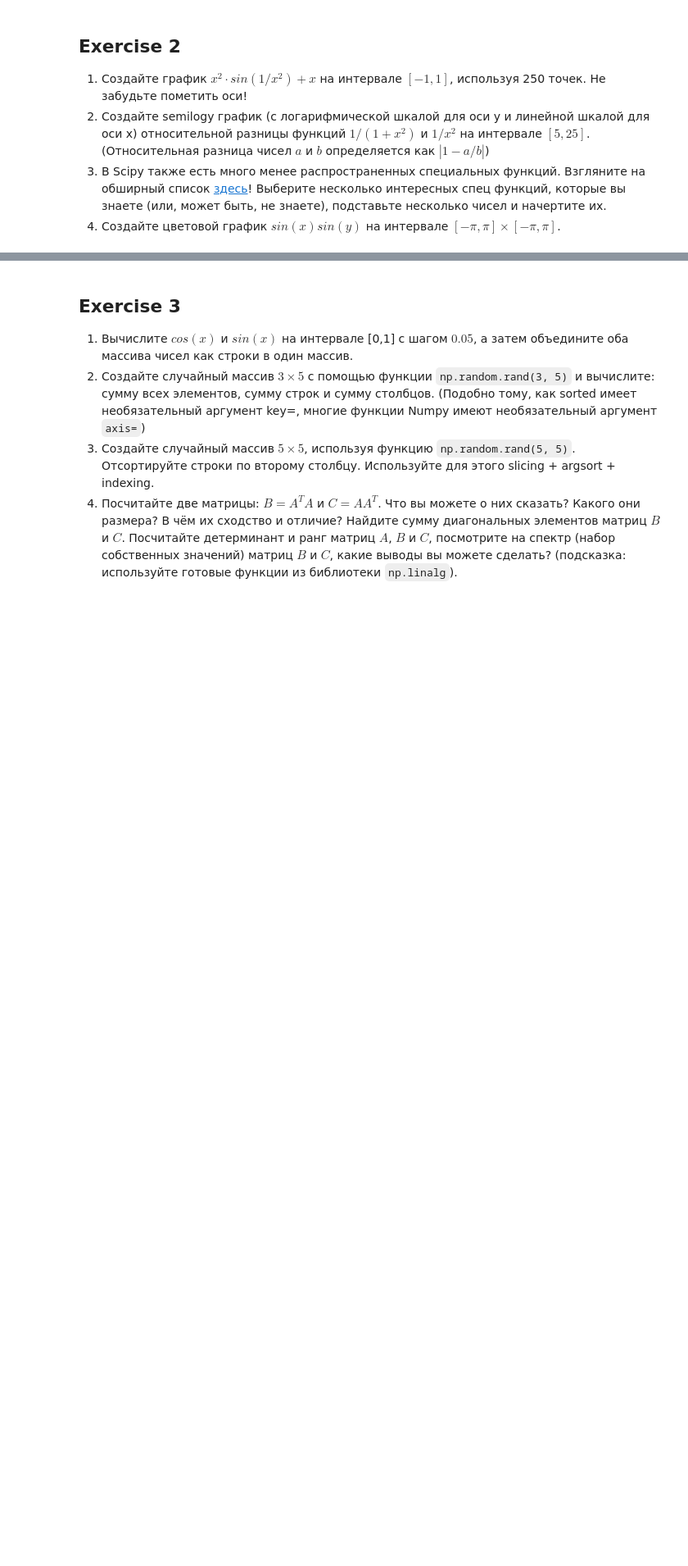
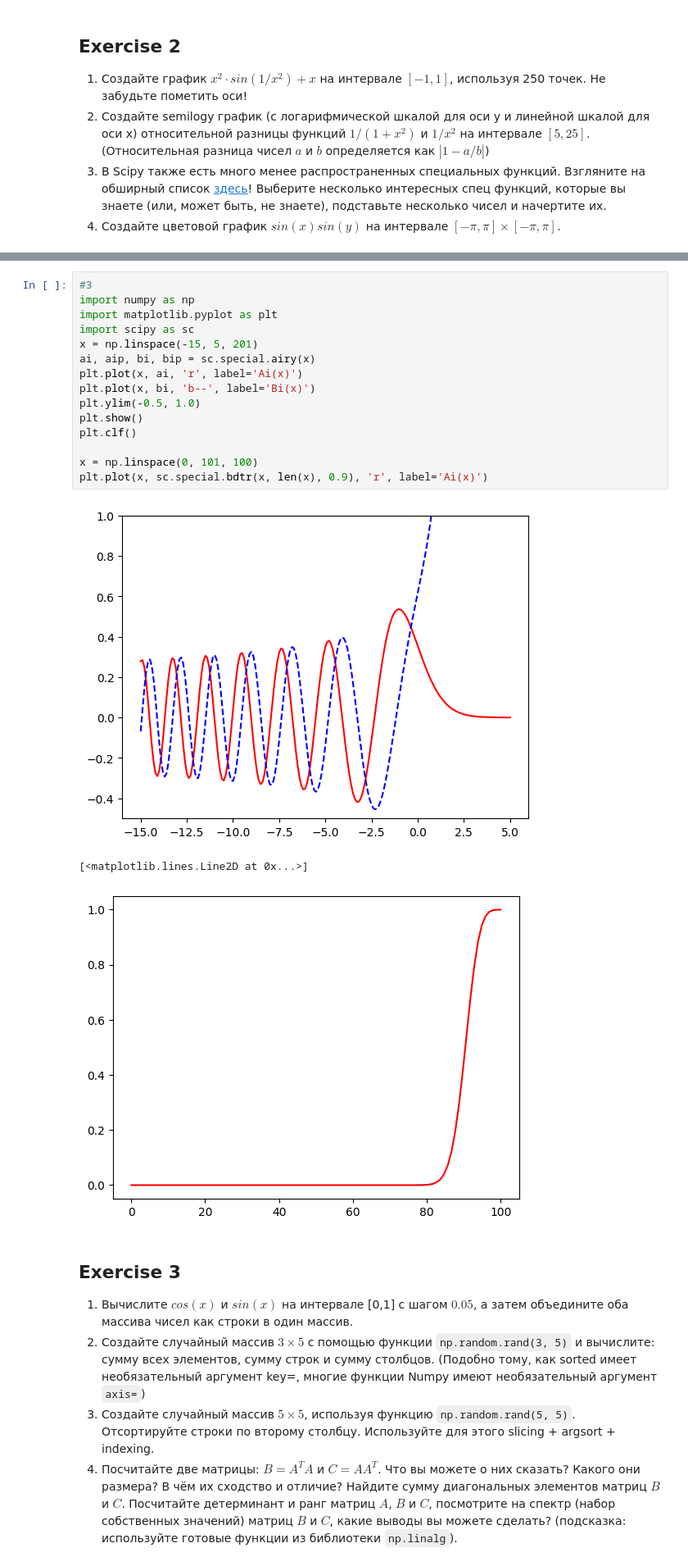
Before and after one commit to korotandr/MathPack2024, a Jupyter notebook: homework-04/homework-practice-04-numpy_matplotlib.ipynb, the cells around one changed output, grey strips where cells are left out. Shown at 82% size. Drawn from its saved outputs; the diff is of its cells as text; blank space fills up the shorter version.

```diff
--- a/homework-04/homework-practice-04-numpy_matplotlib.ipynb
+++ b/homework-04/homework-practice-04-numpy_matplotlib.ipynb
@@ -135,3 +161,22 @@ Text(0, 0.5, '$f(x)$')
+# %%
+#3
+import numpy as np
+import matplotlib.pyplot as plt
+import scipy as sc
+x = np.linspace(-15, 5, 201)
+ai, aip, bi, bip = sc.special.airy(x)
+plt.plot(x, ai, 'r', label='Ai(x)')
+plt.plot(x, bi, 'b--', label='Bi(x)')
+plt.ylim(-0.5, 1.0)
+plt.show()
+plt.clf()
+
+x = np.linspace(0, 101, 100)
+plt.plot(x, sc.special.bdtr(x, len(x), 0.9), 'r', label='Ai(x)')
+# %% [output]
+[figure, added]
+[<matplotlib.lines.Line2D at 0x...>]
+[figure, added]
 # %% [markdown]
 ## Exercise 3
 1. Вычислите $cos(x)$ и $sin(x)$ на интервале [0,1] с шагом $0.05$, а затем объедините оба массива чисел как строки в один массив.
```
Also changed, not shown: parts of 10 cells of this notebook.
